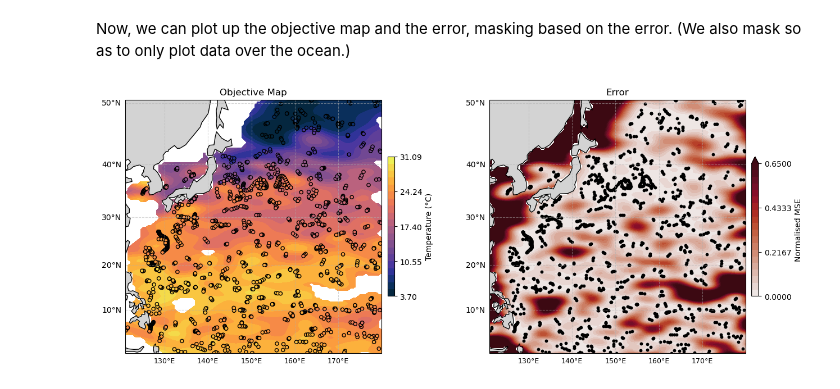
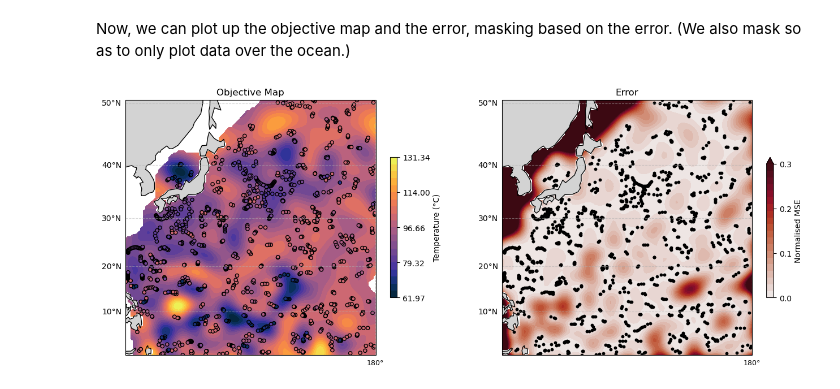
Before and after one commit to mlin706/CDA, a Jupyter notebook: Project 2/OM_notebook.ipynb, the cells around one changed output. Saved outputs shown, nothing was run; the diff lists cells and outputs as text; code cells hidden in the pictures.

```diff
--- a/Project 2/OM_notebook.ipynb
+++ b/Project 2/OM_notebook.ipynb
@@ -20,8 +20,8 @@ import cmocean
 
 point2profile() converts the default individual point measurements into profiles of measurements which will be easier to work with. ds is then an xarray Dataset. You can view the co-ordinates and variables in the data set by printing ds.
 # %%
-NAGulfStream_BB = [45, -80, 30, -45] # top-left, bottom-right
-Kuroshio_BB = [50.5, 114.0, 0, 180]
+NAGulfStream_BB = [45, -90, 25, -45] # top-left, bottom-right
+Kuroshio_BB = [50.5, 105.0, 0, 180]
 
 study_BB = Kuroshio_BB
 
@@ -34,8 +34,14 @@ lat_max = study_BB[0]# 45
 depth_min = 0
 depth_max = 200
 
-start_date = "2025-08-01"
-end_date   = '2025-08-31' #"2025-08-07"
+#start_date = "2025-08-01"
+#end_date   = '2025-08-07' #"2025-08-07"
+
+date_range = (
+    '2025-03-01', '2025-03-31'
+)
+
+start_date, end_date = date_range
 
 ArgoSet = DataFetcher(mode='expert').region(
     [lon_min, lon_max,
@@ -221,8 +227,8 @@ yg = np.linspace(y.min()-0.1, y.max()+0.1, ny)
 Define the decorrelation length scales, ensuring distances and length scales are in the same units. To convert differences in distance from lat-lon to km use the formulae: $dx_{km} = dx_{deg}R\frac{\pi}{180}\cos\phi$ where $R$ is the radius of Earth and $\phi$ is the latitude, and $dy_{km} = dy_{deg}R\frac{\pi}{180}$. Then, calculate the data-data covariance matrix and data-grid covariance matrix.
 # %%
 # Correlation lengths
-# xcor_km, ycor_km = 500, 500
-xcor_km, ycor_km = 500, 200
+xcor_km, ycor_km = 500, 500
+# xcor_km, ycor_km = 250, 400
 
 R = 6378.1 #Radius of earth
 
@@ -291,7 +297,7 @@ import regionmask
 import matplotlib.colors as mcolors
 
 # Pick an error threshold and mask the OM based on this
-thresh = 0.65 # 0.3
+thresh = 0.3
 mask = ergrid > thresh
 
 map_masked = map_plot.copy()
@@ -379,31 +385,31 @@ cf1 = ax[1].contourf(
 
 ax[1].coastlines()
 ax[1].add_feature(cfeature.LAND, facecolor='lightgray')
 ax[1].set_title("Error")
 
 cbar1 = fig.colorbar(
     cf1,
     ax=ax[1],
     orientation='vertical',
     pad=0.02,
     shrink=0.55
 )
 cbar1.set_label("Normalised MSE")
 cbar1.set_ticks(np.linspace(0, thresh, 4))
 
 sc1 = ax[1].scatter(
     x, y,
     c='k',
     s=10,
     transform=ccrs.PlateCarree(),
     edgecolor = 'k'
 )
 
 gl = ax[1].gridlines(draw_labels=True, linestyle='--', alpha=0.5)
 gl.top_labels = False
 gl.right_labels = False
 gl.xlabel_style = {'size': 9, 'rotation': 0, 'ha': 'center'}
 
 plt.show()
 # %% [output]
-[figure, old version]
+[figure, new version]
```
Also changed, not shown: parts of 5 cells of this notebook, 3 other files.
